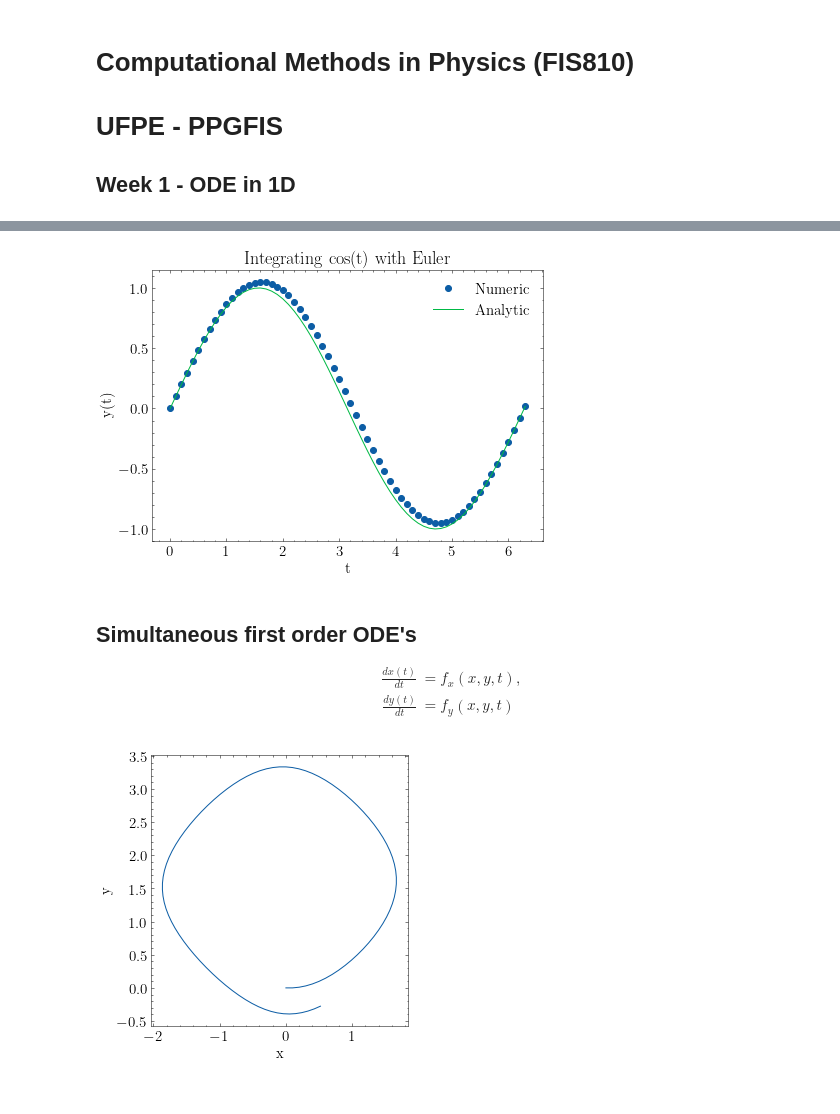
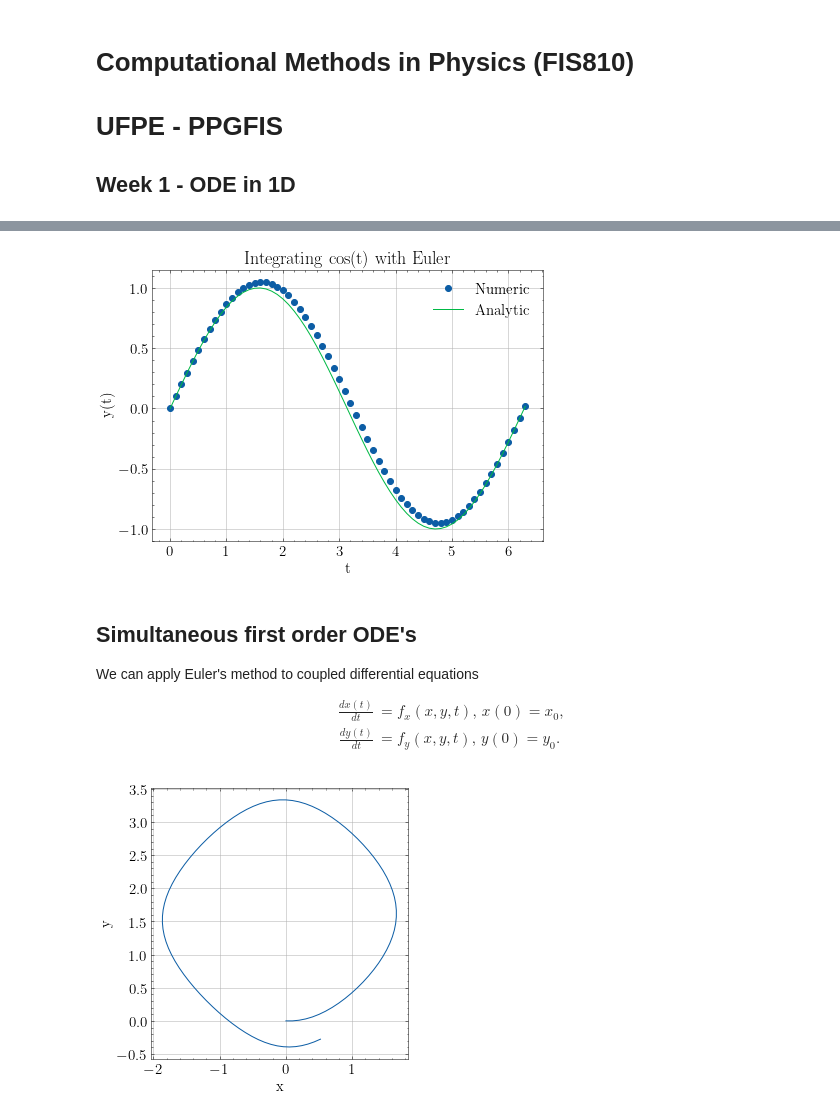
Before and after one commit to franklinzppa/fisica-computacional, a Jupyter notebook: Week 1 - ODE in 1D.ipynb, the cells around one changed output, grey strips where cells are left out. Saved outputs shown, nothing was run; the diff lists cells and outputs as text; code cells hidden in the pictures.

```diff
--- a/Week 1 - ODE in 1D.ipynb
+++ b/Week 1 - ODE in 1D.ipynb
@@ -32,33 +58,36 @@ $$y_{i+1} = y_{i} + f(y_{i}, t_{i}) \Delta t$$
 # %%
 # Euler method
 
 dt = 0.1
 t = np.arange(0, 2*np.pi + dt, dt)
 N = len(t)
 y = np.zeros(N)
-y[0] = 0
+y[0] = 0 # Initial condition
 
-def f(t):
-    "Integrating cos(t). We expect sin(t) as result."
+def f(y, t):
+    "Function to be integrated. We expect sin(t) as result."
     return np.cos(t)
 
 for i in range(N-1):
-    y[i+1] = y[i] + f(t[i])*dt
+    y[i+1] = y[i] + f(y[i], t[i])*dt
 
 plt.plot(t, y, marker='o', linestyle='', label="Numeric")
 plt.plot(t, np.sin(t), label="Analytic")
 plt.title('Integrating cos(t) with Euler')
 plt.xlabel('t')
 plt.ylabel('y(t)')
 plt.legend()
+plt.grid()
 plt.show()
 # %% [output]
-[figure, old version]
+[figure, new version]
 # %% [markdown]
 ## Simultaneous first order ODE's
 
+We can apply Euler's method to coupled differential equations
+
 \begin{align}
-\frac{dx(t)}{dt} &= f_x(x, y, t), \\
-\frac{dy(t)}{dt} &= f_y(x, y, t)
+\frac{dx(t)}{dt} &= f_x(x, y, t), \, x(0) = x_0,\\
+\frac{dy(t)}{dt} &= f_y(x, y, t), \, y(0) = y_0.
 \end{align}
 # %%
```
Also changed, not shown: parts of 9 cells of this notebook.
